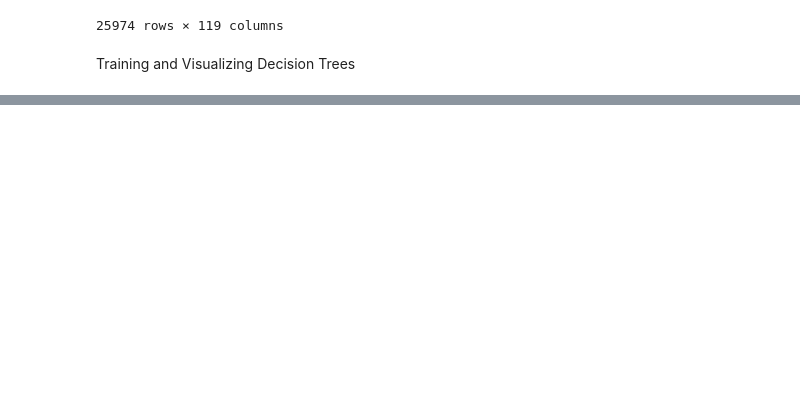
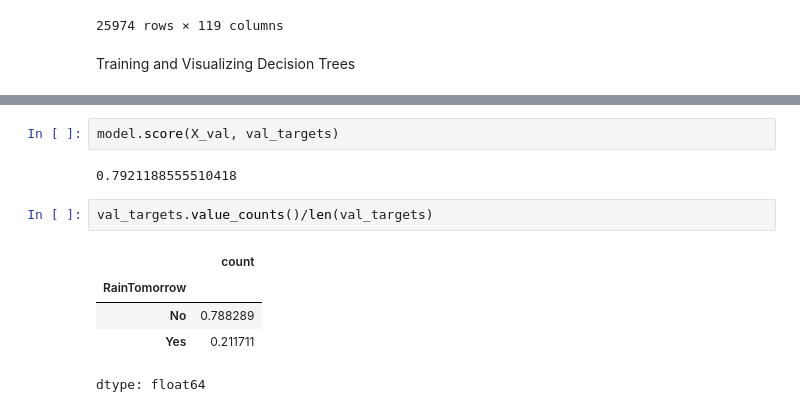
Before and after one commit to RapaDewan/Machine-Learning, a Jupyter notebook: FCC18_L3/FCC18_L3.ipynb, the cells around one changed output, grey strips where cells are left out. Drawn from its saved outputs; the diff is of its cells as text; blank space fills up the shorter version.

```diff
--- a/FCC18_L3/FCC18_L3.ipynb
+++ b/FCC18_L3/FCC18_L3.ipynb
@@ -255,0 +306,12 @@ Training and Visualizing Decision Trees
+# %%
+model.score(X_val, val_targets)
+# %% [output]
+0.7921188555510418
+# %%
+val_targets.value_counts()/len(val_targets)
+# %% [output]
+|  | count |
+| RainTomorrow |  |
+| No | 0.788289 |
+| Yes | 0.211711 |
+dtype: float64
```
Also changed, not shown: parts of 17 cells of this notebook.
